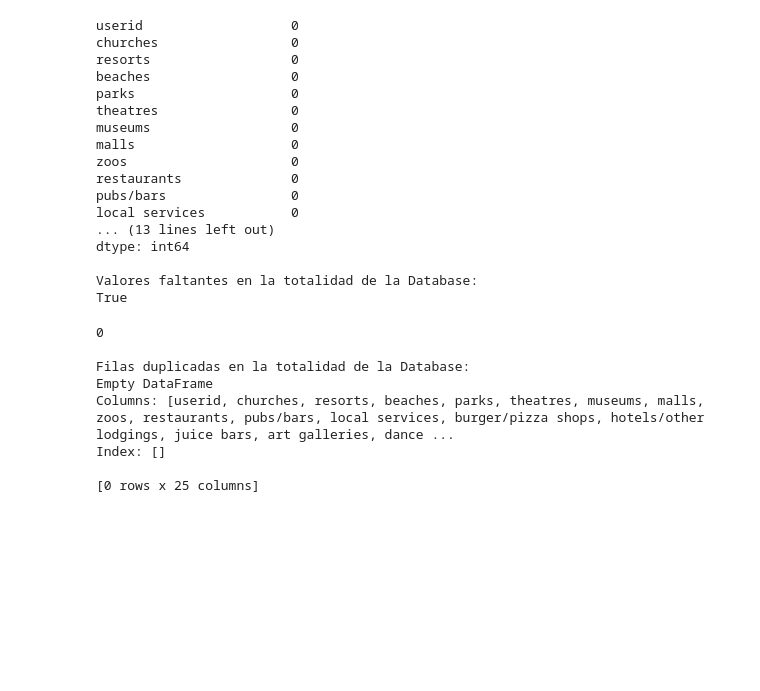
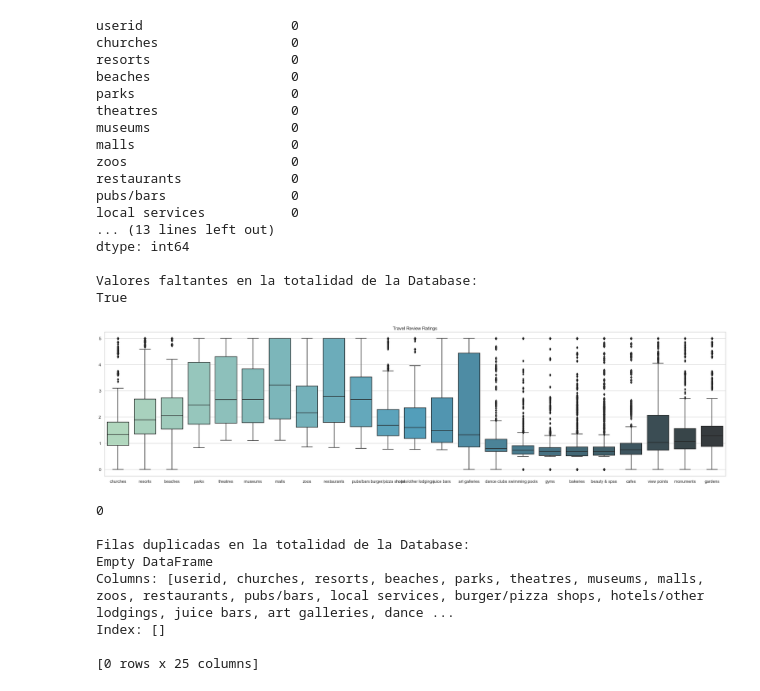
Before and after one commit to gabrielaaguiv5/ProjectI, a Jupyter notebook: notebooks/01_eda_overview.ipynb, the cells around one changed output. Drawn from its saved outputs; the diff is of its cells as text; code cells hidden in the pictures; blank space fills up the shorter version.

```diff
--- a/notebooks/01_eda_overview.ipynb
+++ b/notebooks/01_eda_overview.ipynb
@@ -124,6 +110,12 @@ dtype: int64
 
 Valores faltantes en la totalidad de la Database:
 True
+# %%
+plt.figure(figsize = (30,7))
+sns.boxplot(data = datos, palette= 'GnBu_d').set_title('Travel Review Ratings')
+plt.show()
+# %% [output]
+[figure, added]
 # %%
 # Identificación de valores duplicados
 
```
Also changed, not shown: parts of 9 cells of this notebook.
